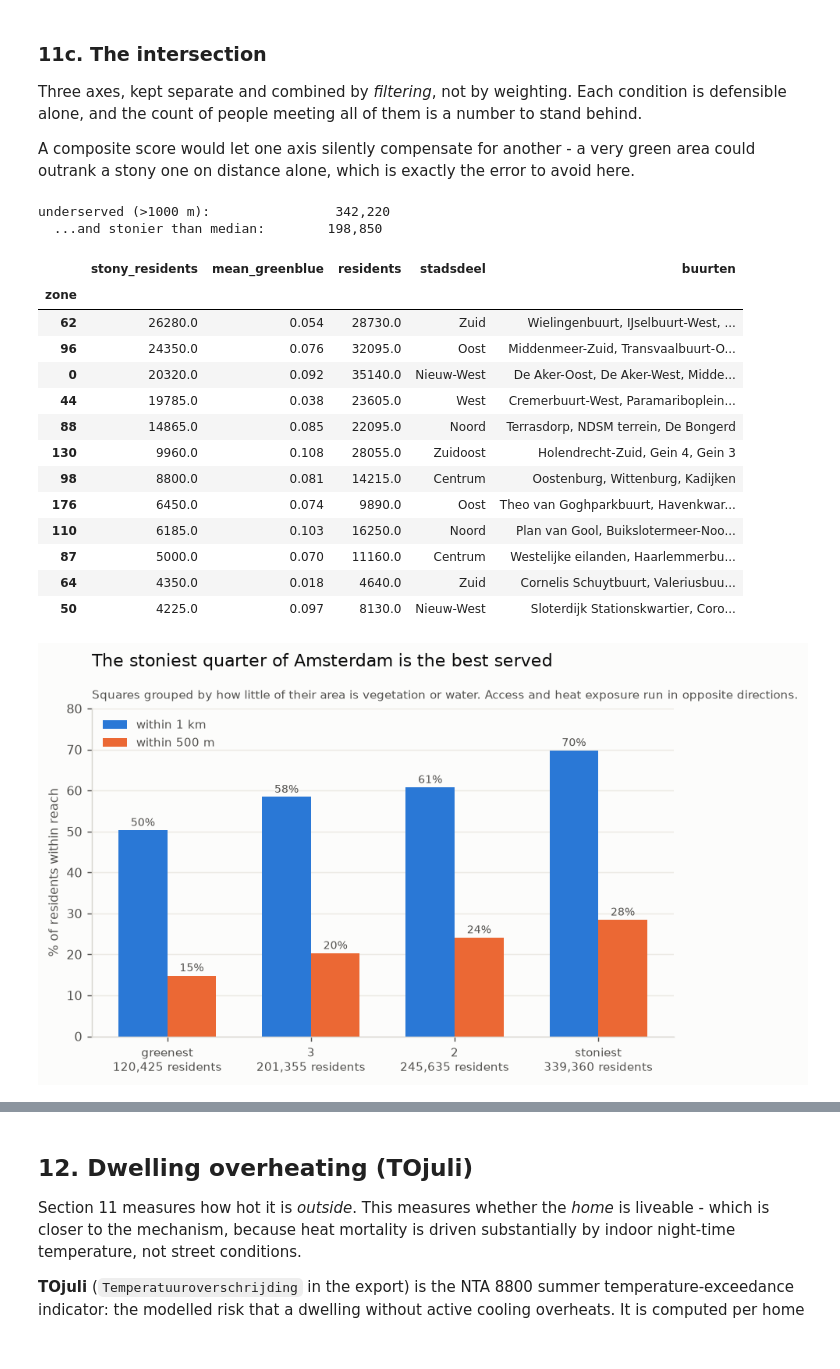
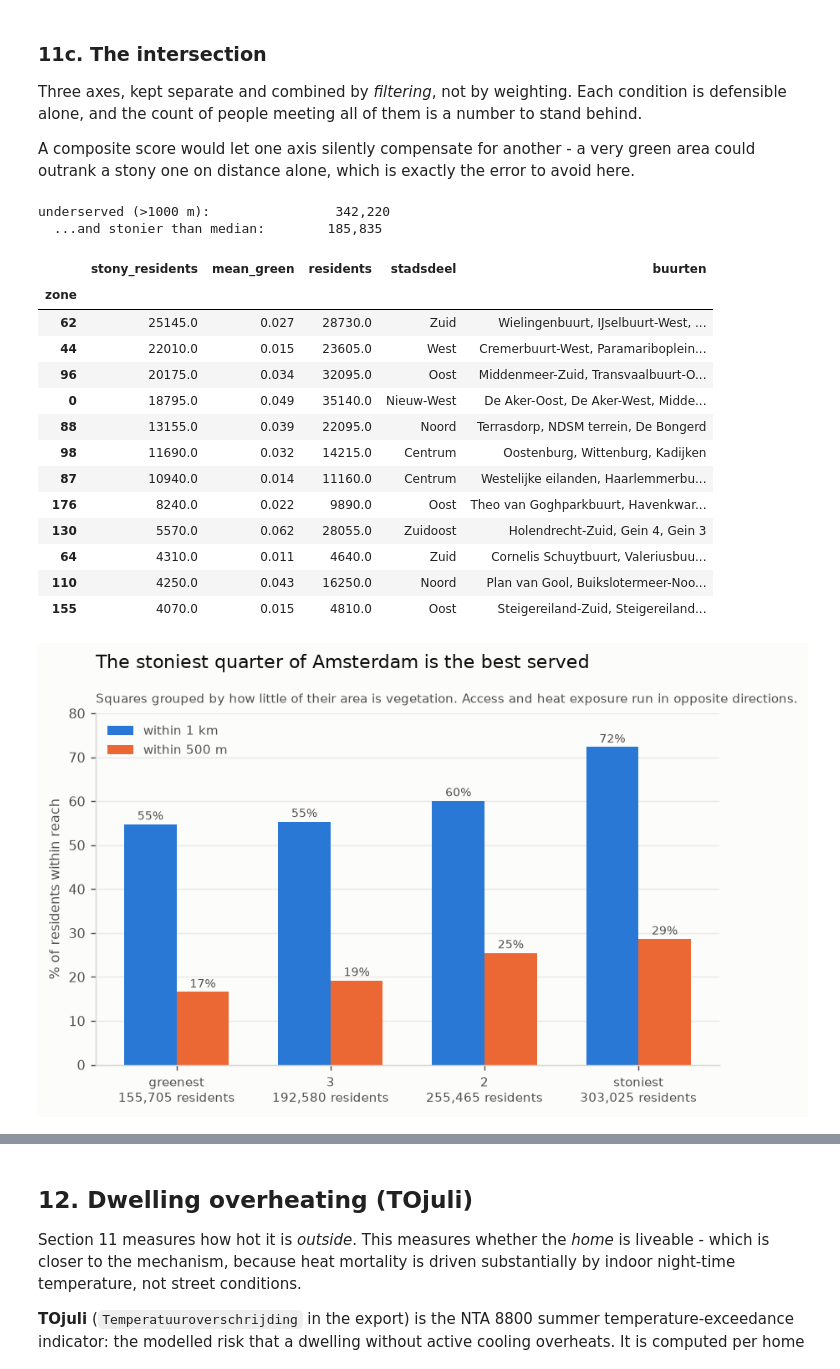
Before and after one commit to NojusStankevicius/koeltekaart-analysis, a Jupyter notebook: koeltekaart.ipynb, the cells around one changed output, grey strips where cells are left out. Drawn from its saved outputs; the diff is of its cells as text; code cells hidden in the pictures.

```diff
--- a/koeltekaart.ipynb
+++ b/koeltekaart.ipynb
@@ -1153,7 +1243,9 @@ else:
 
 near = near.merge(cover[["crs28992res100m", "green_frac", "water_frac", "greenblue_frac"]],
                   on="crs28992res100m", how="left")
-near["stony"] = 1 - near["greenblue_frac"]
+# Decision 19: exposure is VEGETATION cover. `greenblue_frac` stays on the frame because
+# sections 12e and 13b need it to show why it was rejected - open water is not shade.
+near["stony"] = 1 - near["green_frac"]
 assert near["greenblue_frac"].notna().all()
 print(near[["green_frac", "water_frac", "greenblue_frac"]].describe().round(3))
 # %% [output]
@@ -1233,33 +1336,33 @@ print(f"underserved (>{RADIUS} m):              {near.loc[underserved, POP].sum(
 print(f"  ...and stonier than median:      {near.loc[underserved & stonier, POP].sum():>9,.0f}")
 
 # Zones re-ranked: residents who are BOTH beyond the radius and in a stonier-than-median square.
-gap_stony = gap.merge(cover[["crs28992res100m", "greenblue_frac"]], on="crs28992res100m")
-gap_stony["stony"] = 1 - gap_stony["greenblue_frac"]
+gap_stony = gap.merge(cover[["crs28992res100m", "green_frac"]], on="crs28992res100m")
+gap_stony["stony"] = 1 - gap_stony["green_frac"]
 hot_gap = gap_stony[gap_stony["stony"] >= near["stony"].median()]
 
 zone_hot = (hot_gap.groupby("zone")
-            .agg(stony_residents=(POP, "sum"), mean_greenblue=("greenblue_frac", "mean"))
+            .agg(stony_residents=(POP, "sum"), mean_green=("green_frac", "mean"))
             .join(zones[["residents", "stadsdeel", "buurten"]])
             .sort_values("stony_residents", ascending=False))
 
-zone_hot.head(12).round({"stony_residents": 0, "mean_greenblue": 3, "residents": 0})
+zone_hot.head(12).round({"stony_residents": 0, "mean_green": 3, "residents": 0})
 # %% [output]
 underserved (>1000 m):                342,220
-  ...and stonier than median:        198,850
+  ...and stonier than median:        185,835
-|  | stony_residents | mean_greenblue | residents | stadsdeel | buurten |
+|  | stony_residents | mean_green | residents | stadsdeel | buurten |
 | zone |  |  |  |  |  |
-| 62 | 26280.0 | 0.054 | 28730.0 | Zuid | Wielingenbuurt, IJselbuurt-West, ... |
-| 96 | 24350.0 | 0.076 | 32095.0 | Oost | Middenmeer-Zuid, Transvaalbuurt-O... |
-| 0 | 20320.0 | 0.092 | 35140.0 | Nieuw-West | De Aker-Oost, De Aker-West, Midde... |
-| 44 | 19785.0 | 0.038 | 23605.0 | West | Cremerbuurt-West, Paramariboplein... |
-| 88 | 14865.0 | 0.085 | 22095.0 | Noord | Terrasdorp, NDSM terrein, De Bongerd |
-| 130 | 9960.0 | 0.108 | 28055.0 | Zuidoost | Holendrecht-Zuid, Gein 4, Gein 3 |
-| 98 | 8800.0 | 0.081 | 14215.0 | Centrum | Oostenburg, Wittenburg, Kadijken |
-| 176 | 6450.0 | 0.074 | 9890.0 | Oost | Theo van Goghparkbuurt, Havenkwar... |
-| 110 | 6185.0 | 0.103 | 16250.0 | Noord | Plan van Gool, Buikslotermeer-Noo... |
-| 87 | 5000.0 | 0.070 | 11160.0 | Centrum | Westelijke eilanden, Haarlemmerbu... |
-| 64 | 4350.0 | 0.018 | 4640.0 | Zuid | Cornelis Schuytbuurt, Valeriusbuu... |
-| 50 | 4225.0 | 0.097 | 8130.0 | Nieuw-West | Sloterdijk Stationskwartier, Coro... |
+| 62 | 25145.0 | 0.027 | 28730.0 | Zuid | Wielingenbuurt, IJselbuurt-West, ... |
+| 44 | 22010.0 | 0.015 | 23605.0 | West | Cremerbuurt-West, Paramariboplein... |
+| 96 | 20175.0 | 0.034 | 32095.0 | Oost | Middenmeer-Zuid, Transvaalbuurt-O... |
+| 0 | 18795.0 | 0.049 | 35140.0 | Nieuw-West | De Aker-Oost, De Aker-West, Midde... |
+| 88 | 13155.0 | 0.039 | 22095.0 | Noord | Terrasdorp, NDSM terrein, De Bongerd |
+| 98 | 11690.0 | 0.032 | 14215.0 | Centrum | Oostenburg, Wittenburg, Kadijken |
+| 87 | 10940.0 | 0.014 | 11160.0 | Centrum | Westelijke eilanden, Haarlemmerbu... |
+| 176 | 8240.0 | 0.022 | 9890.0 | Oost | Theo van Goghparkbuurt, Havenkwar... |
+| 130 | 5570.0 | 0.062 | 28055.0 | Zuidoost | Holendrecht-Zuid, Gein 4, Gein 3 |
+| 64 | 4310.0 | 0.011 | 4640.0 | Zuid | Cornelis Schuytbuurt, Valeriusbuu... |
+| 110 | 4250.0 | 0.043 | 16250.0 | Noord | Plan van Gool, Buikslotermeer-Noo... |
+| 155 | 4070.0 | 0.015 | 4810.0 | Oost | Steigereiland-Zuid, Steigereiland... |
 # %%
 fig, ax = plt.subplots(figsize=(7.4, 4.2))
 
@@ -1273,35 +1376,35 @@ for lab in labels:
 
 x = np.arange(len(labels))
 w = 0.34
 ax.bar(x - w / 2, c1k, w, color=BLUE, label="within 1 km")
 ax.bar(x + w / 2, c500, w, color=ORANGE, label="within 500 m")
 
 # NOT (a, b): `b` is the buurten GeoDataFrame. A loop variable in a notebook clobbers it for
 # every later cell, and the failure surfaces sections away from the cause.
 for xi, (v_1k, v_500) in enumerate(zip(c1k, c500)):
     ax.annotate(f"{v_1k:.0f}%", (xi - w / 2, v_1k), xytext=(0, 3), textcoords="offset points",
                 ha="center", fontsize=8, color=INK_2)
     ax.annotate(f"{v_500:.0f}%", (xi + w / 2, v_500), xytext=(0, 3), textcoords="offset points",
                 ha="center", fontsize=8, color=INK_2)
 
 ax.set_xticks(x)
 ax.set_xticklabels([f"{l}\n{p:,.0f} residents" for l, p in zip(labels, pops)], fontsize=8.5)
 ax.set_ylabel("% of residents within reach")
 ax.set_ylim(0, 80)
 ax.grid(axis="y", color="#eceae4", linewidth=0.8)
 ax.set_axisbelow(True)
 for spine in ("top", "right"):
     ax.spines[spine].set_visible(False)
 ax.legend(frameon=False, fontsize=8.5, labelcolor=INK_2, loc="upper left")
 ax.set_title("The stoniest quarter of Amsterdam is the best served",
              fontsize=12, color=INK, loc="left", pad=30)
-ax.text(0, 1.03, "Squares grouped by how little of their area is vegetation or water. "
+ax.text(0, 1.03, "Squares grouped by how little of their area is vegetation. "
         "Access and heat exposure run in opposite directions.",
         transform=ax.transAxes, fontsize=8.5, color=INK_2)
 fig.savefig(FIGS / "exposure_coverage.png")
 plt.show()
 # %% [output]
-[figure, old version]
+[figure, new version]
 # %% [markdown]
 ### What this proxy does not capture
 
```
Also changed, not shown: parts of 25 cells of this notebook, 14 other files.
